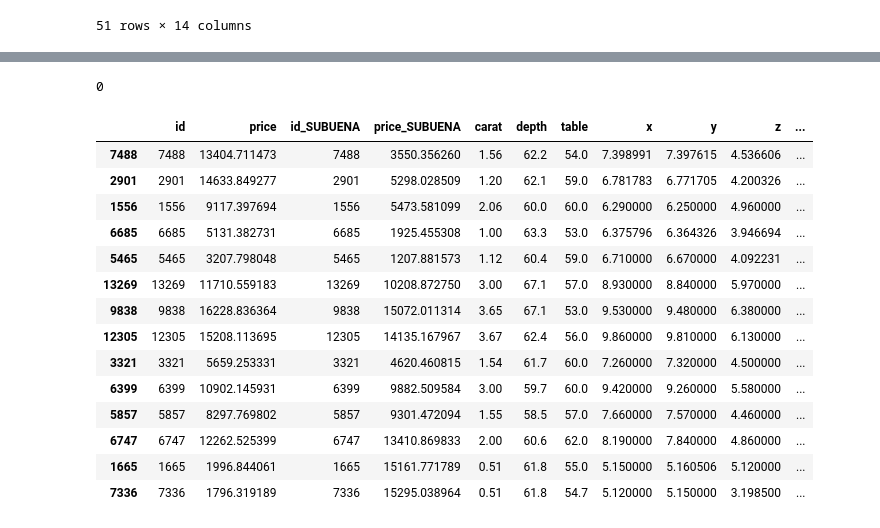
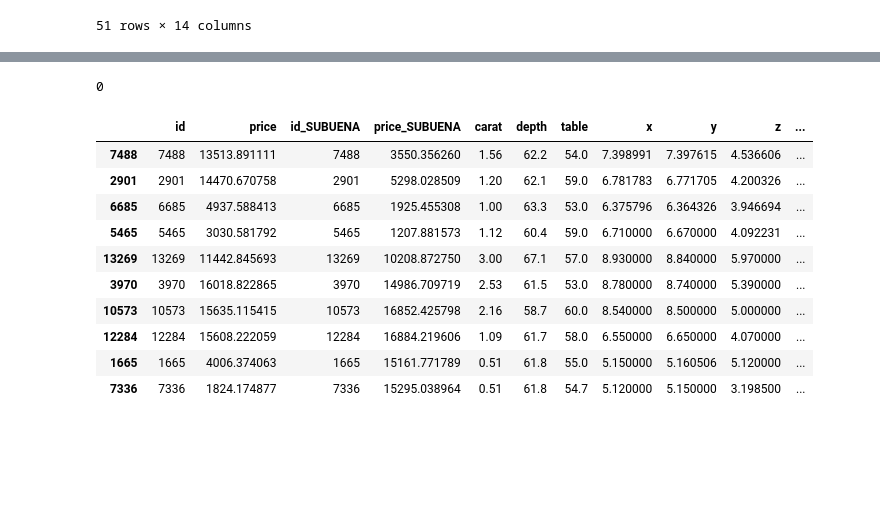
Before and after one commit to carpiero/Kaggle_Competition_Machine_Learning, a Jupyter notebook: notebooks/NotebookML002.ipynb, the cells around one changed output, grey strips where cells are left out. Cells and saved outputs as stored; diff of their text form; code cells hidden in the pictures; blank space fills up the shorter version.

```diff
--- a/notebooks/NotebookML002.ipynb
+++ b/notebooks/NotebookML002.ipynb
@@ -702 +326,6 @@ Model in action: StackingRegressor(cv=5,
+# %%
+
+dump(model,f'/home/carpiero/ir/Kaggle/sin_nada_{np.mean(-scores)}.joblib')
+
+model = load('/home/carpiero/ir/Kaggle/sin_nada_505.721.joblib')
 # %% [markdown]
@@ -832,114 +430,73 @@ dftest.loc[(dftest['Diff']>3000) | (dftest['Diff']<-3000)].sort_values(by=['Diff
 # %%
 
 
-# predictions_competition = model.predict(X_predict)
+predictions_competition = model.predict(X_predict)
 
 ############################################################
 
-predictions_competition2 = machine2.predict(X_predict2)
-predictions_competition3 = machine3.predict(X_predict3)
+# predictions_competition2 = machine2.predict(X_predict2)
+# predictions_competition3 = machine3.predict(X_predict3)
 # %%
 
 
-submission2 = pd.DataFrame({'id': df_predict2['id'], 'price': predictions_competition2})
-submission3 = pd.DataFrame({'id': df_predict3['id'], 'price': predictions_competition3})
+# submission2 = pd.DataFrame({'id': df_predict2['id'], 'price': predictions_competition2})
+# submission3 = pd.DataFrame({'id': df_predict3['id'], 'price': predictions_competition3})
 
-submission=pd.concat([submission2,submission3], axis=0).sort_values(by=['id'])
-submission['id'] = submission['id'].astype('int64')
+# submission=pd.concat([submission2,submission3], axis=0).sort_values(by=['id'])
+# submission['id'] = submission['id'].astype('int64')
 
-submission.to_csv(f'/home/carpiero/IRONHACK/kaggle/conhighycaratsqr_xyz_{thres}___{total}.csv', index=False)
+# submission.to_csv(f'/home/carpiero/IRONHACK/kaggle/conhighycaratsqr_xyz_{thres}___{total}.csv', index=False)
 
 ###########################################################
 
-# submission = pd.DataFrame({'id': df_predict['id'], 'price': predictions_competition})
-# submission['id'] = submission['id'].astype('int64')
-
-# submission.loc[94,'price'] =20000
+submission = pd.DataFrame({'id': df_predict['id'], 'price': predictions_competition})
+submission['id'] = submission['id'].astype('int64')
 
 
+submission.to_csv(f'/home/carpiero/IRONHACK/kaggle/sin_nada_{np.mean(-scores)}.csv', index=False)
 
 
-# submission.to_csv(f'/home/carpiero/IRONHACK/kaggle/sin_nada_{np.mean(-scores)}.csv', index=False)
+###############################################################
 
-# PROBA=pd.concat([X_predict,submission], axis=1)
+PROBA=pd.concat([X_predict,submission], axis=1)
 
-# c1='clarity_1'
-# c2=3.2
-# p1='3'
-# p2=0.14
-
-
-
-# PROBA['price'] = np.where((PROBA['carat']>=c2)&(PROBA['clarity_int']==1),PROBA['price']+PROBA['price']*p2,PROBA['price'])
-
-# submission=PROBA[['id','price']]
-
-# submission.to_csv(f'/home/carpiero/IRONHACK/kaggle/SINNADAyaumentandoamano_{c1}_{p1}y_{c2}_{p2}.csv', index=False)
-
-#13485
 
 SUBUENA=pd.read_csv('/home/carpiero/IRONHACK/kaggle/Metidas/sin_nada_511.74401715731085.csv')
 # SUBUENA=pd.read_csv('/home/carpiero/IRONHACK/kaggle/Metidas/conhighycaratsqr__1.54___508.80321436594215.csv')
 submission_dif=pd.concat([submission,SUBUENA,X_predict], axis=1)
 
 submission_dif.columns = ['id', 'price', 'id_SUBUENA', 'price_SUBUENA', 'carat', 'depth', 'table', 'x', 'y', 'z',
        'cut_int', 'color_int', 'clarity_int','carat_sqr','high']
 
 submission_dif['Diff_id']=submission_dif['id']-submission_dif['id_SUBUENA']
 submission_dif['Diff']=submission_dif['price']-submission_dif['price_SUBUENA']
 
 #########################################
 
 
 # submission_dif['price'] = np.where((submission_dif['x']>25)|(submission_dif['y']>25) |(submission_dif['z']>25)
 #                                    ,submission_dif['price']+10.000,submission_dif['price'])
 
-submission=submission_dif[['id','price']]
-
-# submission.loc[7488,'price'] = 13421
-# submission.loc[5465,'price'] = 3193
-# submission.loc[2901,'price'] = 14658
-# submission.loc[6685,'price'] = 5133
-# submission.loc[1665,'price'] = 1962
-# submission.loc[7336,'price'] = 1795
+# submission=submission_dif[['id','price']]
 
 
 # submission.to_csv(f'/home/carpiero/IRONHACK/kaggle/highycaratsqr_amano_{thres}_{total}.csv', index=False)
 
 ####################################
 
 print(submission_dif['Diff_id'].sum())
 
 display(submission_dif.loc[(submission_dif['Diff']<-1000)|(submission_dif['Diff']>=1000) ].sort_values(by=['Diff'], ascending=False))
-
-display(submission.loc[7488,'price'])
-display(submission.loc[5465,'price'])
-display(submission.loc[2901,'price'])
-display(submission.loc[6685,'price'])
-display(submission.loc[1665,'price'])
-display(submission.loc[7336,'price'])
-
-display(submission_dif.loc[[7488,5465,2901,6685,1665,7336],])
-
-
-
-# submission_dif.loc[(submission_dif['price_sub']<-320) ].sort_values(by=['Diff'], ascending=False)
-
-submission_dif.loc[(submission_dif['x']<0.01)|(submission_dif['y']<0.01) |(submission_dif['z']<0.01)|(submission_dif['x']>25)|(submission_dif['y']>25) |(submission_dif['z']>25)].sort_values(by=['Diff'], ascending=False)
 # %% [output]
 0
 |  | id | price | id_SUBUENA | price_SUBUENA | carat | depth | table | x | y | z | ... |
-| 7488 | 7488 | 13404.711473 | 7488 | 3550.356260 | 1.56 | 62.2 | 54.0 | 7.398991 | 7.397615 | 4.536606 | ... |
-| 2901 | 2901 | 14633.849277 | 2901 | 5298.028509 | 1.20 | 62.1 | 59.0 | 6.781783 | 6.771705 | 4.200326 | ... |
-| 1556 | 1556 | 9117.397694 | 1556 | 5473.581099 | 2.06 | 60.0 | 60.0 | 6.290000 | 6.250000 | 4.960000 | ... |
-| 6685 | 6685 | 5131.382731 | 6685 | 1925.455308 | 1.00 | 63.3 | 53.0 | 6.375796 | 6.364326 | 3.946694 | ... |
-| 5465 | 5465 | 3207.798048 | 5465 | 1207.881573 | 1.12 | 60.4 | 59.0 | 6.710000 | 6.670000 | 4.092231 | ... |
-| 13269 | 13269 | 11710.559183 | 13269 | 10208.872750 | 3.00 | 67.1 | 57.0 | 8.930000 | 8.840000 | 5.970000 | ... |
-| 9838 | 9838 | 16228.836364 | 9838 | 15072.011314 | 3.65 | 67.1 | 53.0 | 9.530000 | 9.480000 | 6.380000 | ... |
-| 12305 | 12305 | 15208.113695 | 12305 | 14135.167967 | 3.67 | 62.4 | 56.0 | 9.860000 | 9.810000 | 6.130000 | ... |
-| 3321 | 3321 | 5659.253331 | 3321 | 4620.460815 | 1.54 | 61.7 | 60.0 | 7.260000 | 7.320000 | 4.500000 | ... |
-| 6399 | 6399 | 10902.145931 | 6399 | 9882.509584 | 3.00 | 59.7 | 60.0 | 9.420000 | 9.260000 | 5.580000 | ... |
-| 5857 | 5857 | 8297.769802 | 5857 | 9301.472094 | 1.55 | 58.5 | 57.0 | 7.660000 | 7.570000 | 4.460000 | ... |
-| 6747 | 6747 | 12262.525399 | 6747 | 13410.869833 | 2.00 | 60.6 | 62.0 | 8.190000 | 7.840000 | 4.860000 | ... |
-| 1665 | 1665 | 1996.844061 | 1665 | 15161.771789 | 0.51 | 61.8 | 55.0 | 5.150000 | 5.160506 | 5.120000 | ... |
-| 7336 | 7336 | 1796.319189 | 7336 | 15295.038964 | 0.51 | 61.8 | 54.7 | 5.120000 | 5.150000 | 3.198500 | ... |
+| 7488 | 7488 | 13513.891111 | 7488 | 3550.356260 | 1.56 | 62.2 | 54.0 | 7.398991 | 7.397615 | 4.536606 | ... |
+| 2901 | 2901 | 14470.670758 | 2901 | 5298.028509 | 1.20 | 62.1 | 59.0 | 6.781783 | 6.771705 | 4.200326 | ... |
+| 6685 | 6685 | 4937.588413 | 6685 | 1925.455308 | 1.00 | 63.3 | 53.0 | 6.375796 | 6.364326 | 3.946694 | ... |
+| 5465 | 5465 | 3030.581792 | 5465 | 1207.881573 | 1.12 | 60.4 | 59.0 | 6.710000 | 6.670000 | 4.092231 | ... |
+| 13269 | 13269 | 11442.845693 | 13269 | 10208.872750 | 3.00 | 67.1 | 57.0 | 8.930000 | 8.840000 | 5.970000 | ... |
+| 3970 | 3970 | 16018.822865 | 3970 | 14986.709719 | 2.53 | 61.5 | 53.0 | 8.780000 | 8.740000 | 5.390000 | ... |
+| 10573 | 10573 | 15635.115415 | 10573 | 16852.425798 | 2.16 | 58.7 | 60.0 | 8.540000 | 8.500000 | 5.000000 | ... |
+| 12284 | 12284 | 15608.222059 | 12284 | 16884.219606 | 1.09 | 61.7 | 58.0 | 6.550000 | 6.650000 | 4.070000 | ... |
+| 1665 | 1665 | 4006.374063 | 1665 | 15161.771789 | 0.51 | 61.8 | 55.0 | 5.150000 | 5.160506 | 5.120000 | ... |
+| 7336 | 7336 | 1824.174877 | 7336 | 15295.038964 | 0.51 | 61.8 | 54.7 | 5.120000 | 5.150000 | 3.198500 | ... |
```
Also changed, not shown: parts of 62 cells of this notebook, 7 other files.
